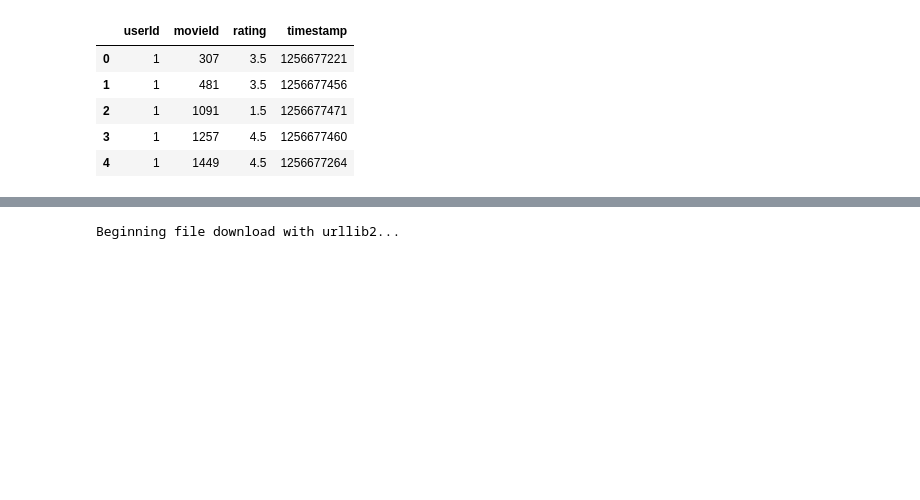
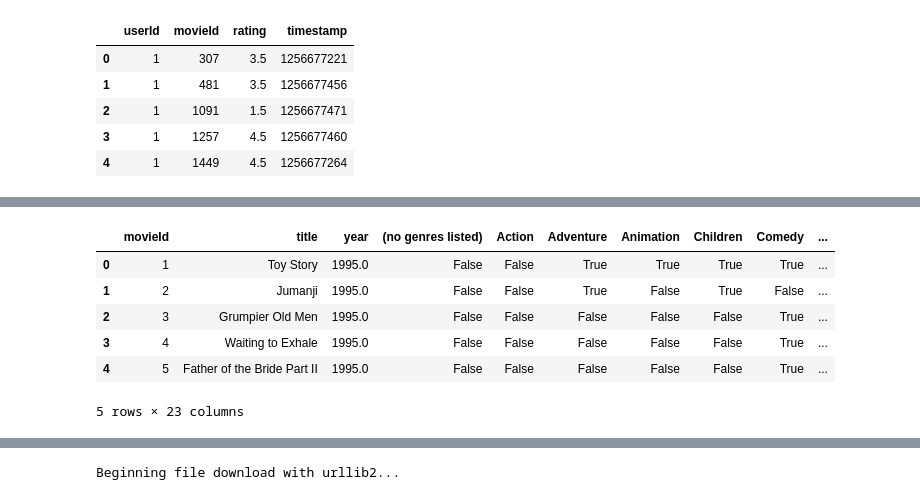
Before and after one commit to sabarishchockalingam2017/movieRec, a Jupyter notebook: notebooks/develop/MovieRec.ipynb, the cells around one changed output, grey strips where cells are left out. Saved outputs shown, nothing was run; the diff lists cells and outputs as text; code cells hidden in the pictures; blank space fills up the shorter version.

```diff
--- a/notebooks/develop/MovieRec.ipynb
+++ b/notebooks/develop/MovieRec.ipynb
@@ -63,6 +60,16 @@ ratings.timestamp = ratings.timestamp.dt.year
 # %%
 movies.dropna(inplace=True)
 ratings.dropna(inplace=True)
+# %%
+movies.head()
+# %% [output]
+|  | movieId | title | year | (no genres listed) | Action | Adventure | Animation | Children | Comedy | ... |
+| 0 | 1 | Toy Story | 1995.0 | False | False | True | True | True | True | ... |
+| 1 | 2 | Jumanji | 1995.0 | False | False | True | False | True | False | ... |
+| 2 | 3 | Grumpier Old Men | 1995.0 | False | False | False | False | False | True | ... |
+| 3 | 4 | Waiting to Exhale | 1995.0 | False | False | False | False | False | True | ... |
+| 4 | 5 | Father of the Bride Part II | 1995.0 | False | False | False | False | False | True | ... |
+5 rows × 23 columns
 # %%
 # temp df
 tdf = movies[['movieId','year']].groupby('year')
```
Also changed, not shown: parts of 32 cells of this notebook, 7 other files.
